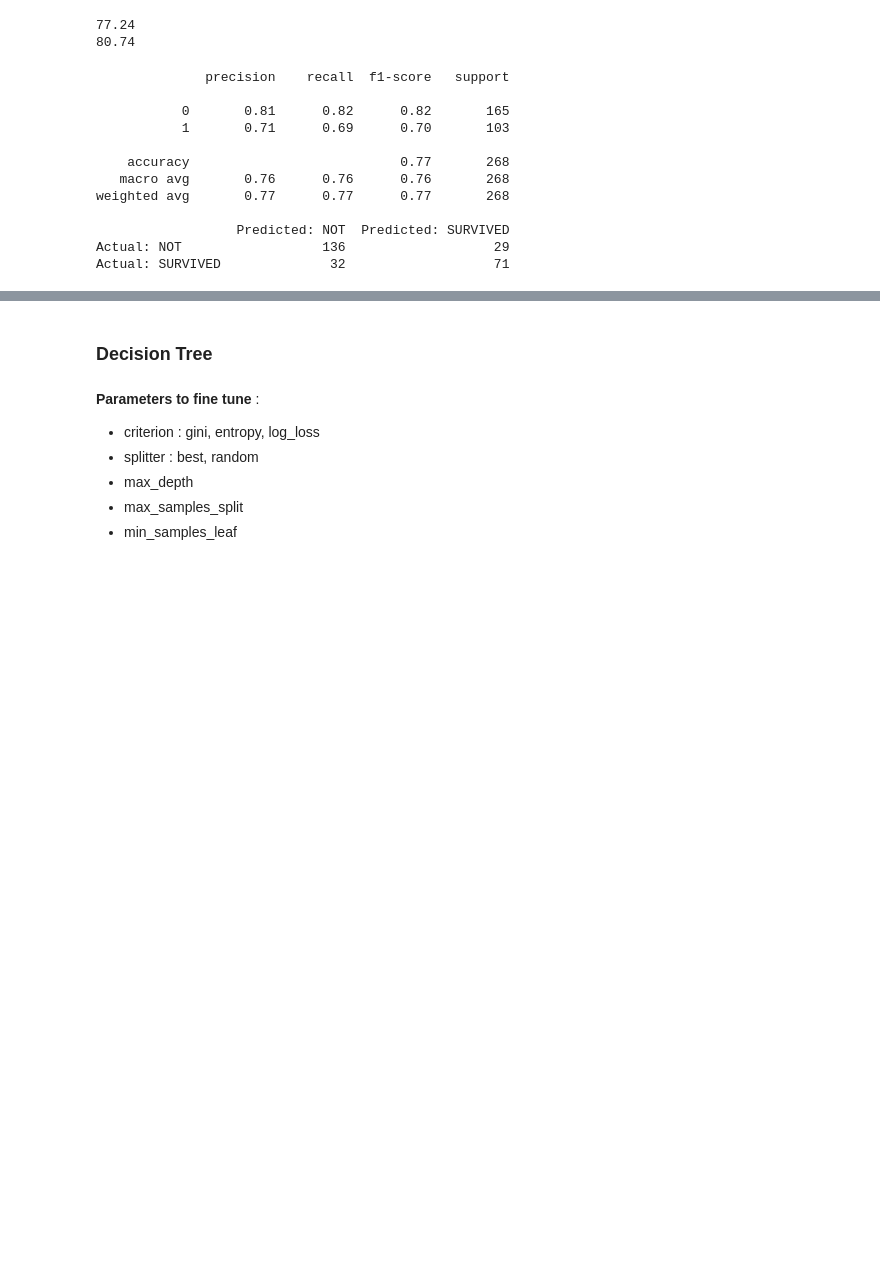
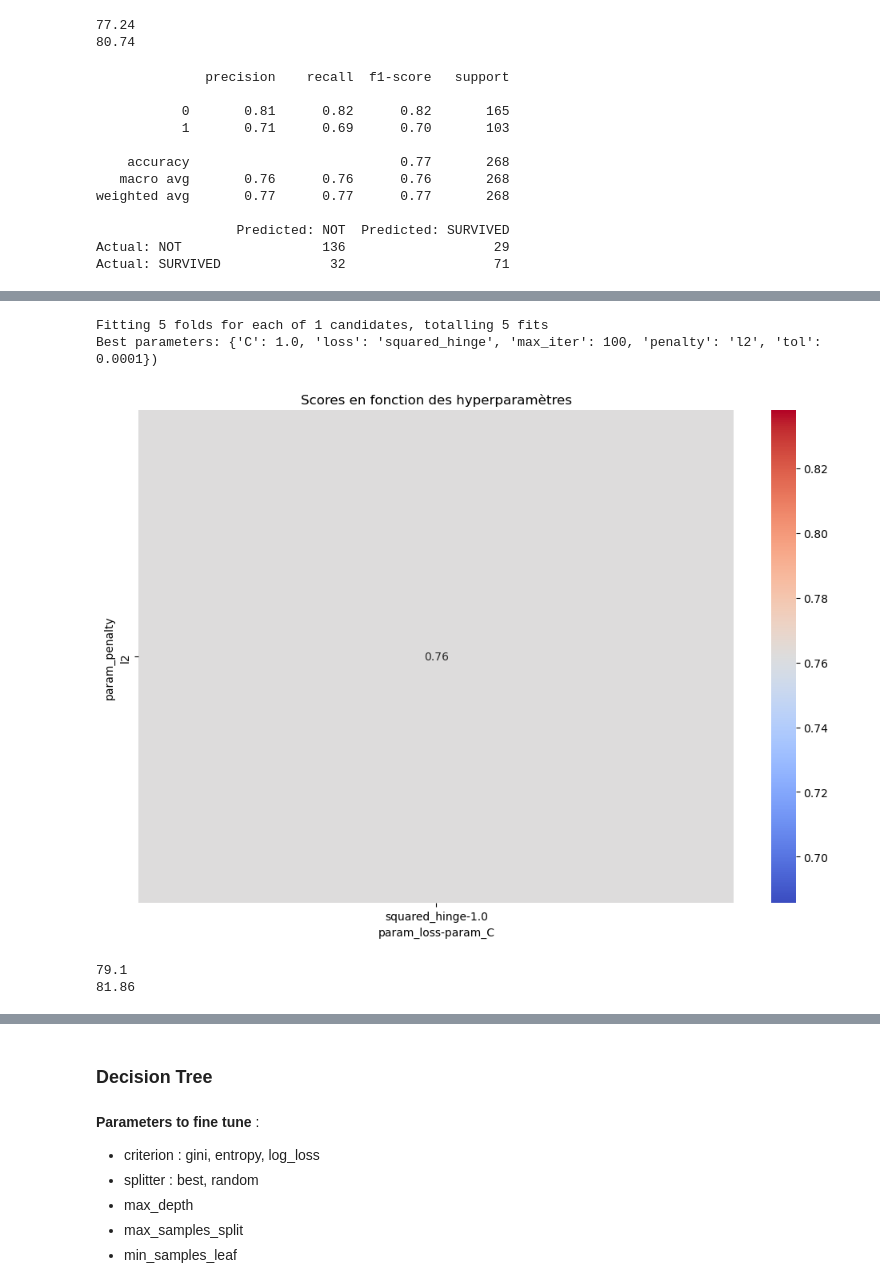
Before and after one commit to FrankLloyd83/kaggle_titanic, a Jupyter notebook: titanic.ipynb, the cells around one changed output, grey strips where cells are left out. Saved outputs shown, nothing was run; the diff lists cells and outputs as text; code cells hidden in the pictures; blank space fills up the shorter version.

```diff
--- a/titanic.ipynb
+++ b/titanic.ipynb
@@ -1389,0 +1478,8 @@ Actual: SURVIVED              32                   71
+# %%
+knn_best = KNeighborsClassifier(**best_params)
+knn_best.fit(X_train, y_train)
+y_pred_knn = knn_best.predict(X_test)
+acc_knn = round(knn_best.score(X_test, y_test) * 100, 2)
+print(acc_knn)
+acc_knn_train = round(knn_best.score(X_train, y_train) * 100, 2)
+print(acc_knn_train)
@@ -1389,0 +1517,66 @@ Actual: SURVIVED              32                   71
+# %%
+from sklearn.model_selection import GridSearchCV
+
+kfold = StratifiedKFold(n_splits=5)
+
+"""
+First parameters grid
+"""
+params = {
+    'penalty': ['l1', 'l2'],
+    'loss': ['hinge', 'squared_hinge'],
+    'tol': [1e-6, 1e-4, 1e-2],
+    'C': [0.1, 1.0, 10.0],
+    'max_iter': [100, 1000, 10000],
+}
+
+"""
+Modified parameters grid
+"""
+
+params = {
+    'penalty': ['l2'],
+    'loss': ['squared_hinge'],
+    'tol': [1e-4],
+    'C': [1.0],
+    'max_iter': [100],
+}
+
+linear_svc = LinearSVC(dual=False, random_state=26)
+
+linear_svc_cv = GridSearchCV(
+    linear_svc,
+    params,
+    scoring='f1',
+    n_jobs=-1,
+    verbose=3,
+    cv=kfold
+)
+
+linear_svc_cv.fit(X_train, y_train)
+results = pd.DataFrame(linear_svc_cv.cv_results_)
+scores = results.pivot_table(index='param_penalty',
+                             columns=['param_loss', 'param_C'],
+                             values='mean_test_score')
+best_params = linear_svc_cv.best_params_
+print(f"Best parameters: {best_params})")
+
+plt.figure(figsize=(12, 8))
+sns.heatmap(scores, annot=True, cmap='coolwarm')
+plt.title('Scores en fonction des hyperparamètres')
+plt.show()
+# %% [output]
+Fitting 5 folds for each of 1 candidates, totalling 5 fits
+Best parameters: {'C': 1.0, 'loss': 'squared_hinge', 'max_iter': 100, 'penalty': 'l2', 'tol': 0.0001})
+[figure, added]
+# %%
+linear_svc_best = LinearSVC(**best_params)
+linear_svc_best.fit(X_train, y_train)
+y_pred_linear_svc = linear_svc_best.predict(X_test)
+acc_linear_svc = round(linear_svc_best.score(X_test, y_test) * 100, 2)
+print(acc_linear_svc)
+acc_linear_svc_train = round(linear_svc_best.score(X_train, y_train) * 100, 2)
+print(acc_linear_svc_train)
+# %% [output]
+79.1
+81.86
```
Also changed, not shown: parts of 48 cells of this notebook.
